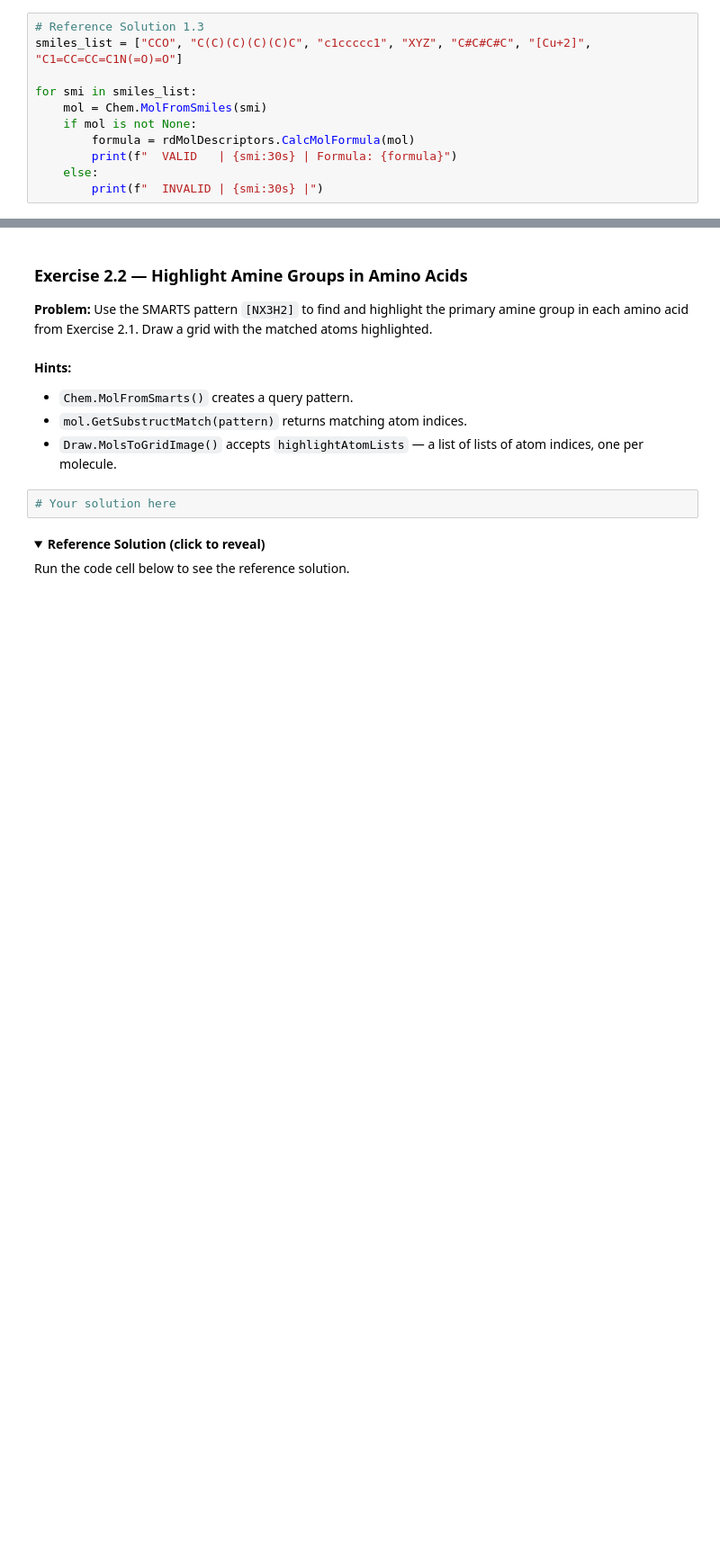
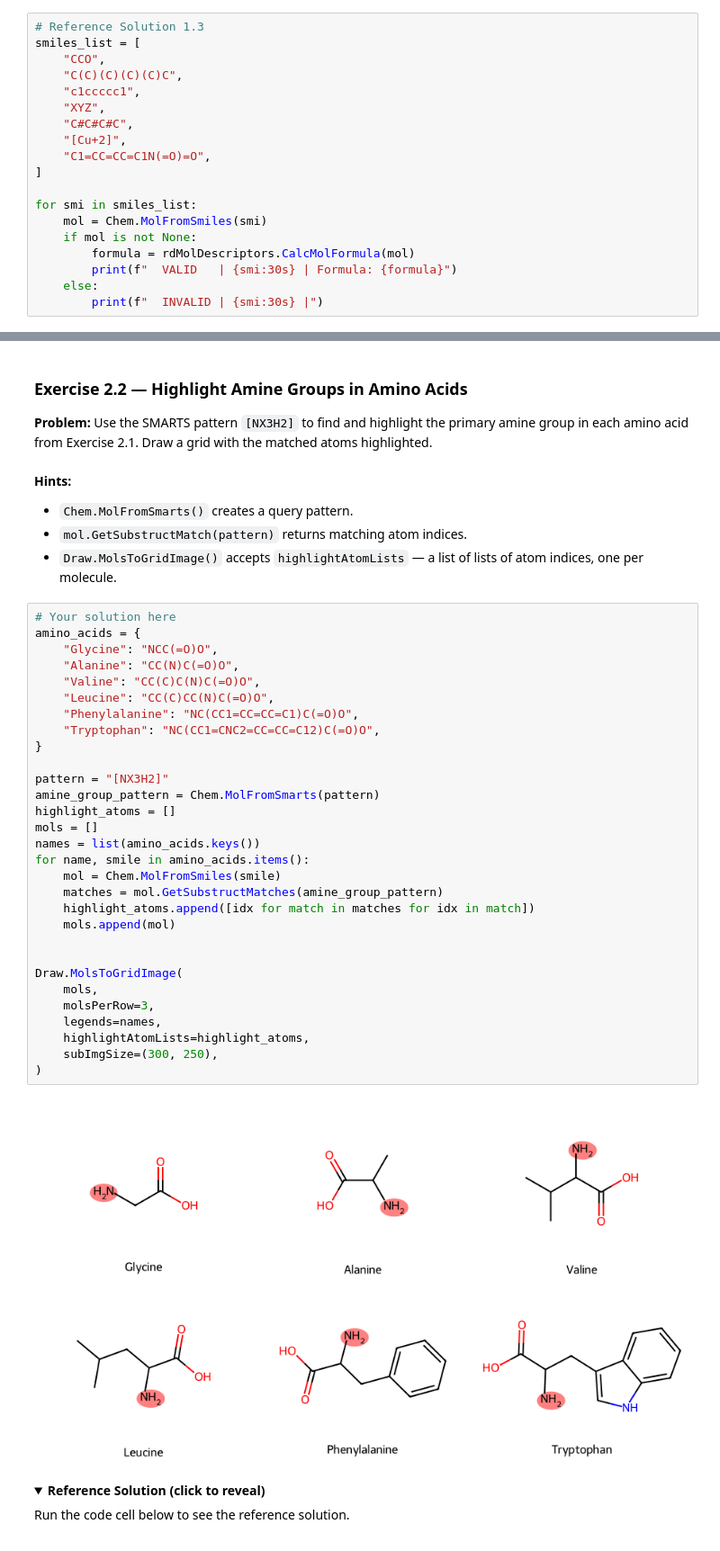
Before and after one commit to OmTarawneh/chem-rdkit-tutorial, a Jupyter notebook: notebooks/11-exercises.ipynb, the cells around one changed output, grey strips where cells are left out. Shown at 90% size. Saved outputs shown, nothing was run; the diff lists cells and outputs as text; folded sections open; blank space fills up the shorter version.

```diff
--- a/notebooks/11-exercises.ipynb
+++ b/notebooks/11-exercises.ipynb
@@ -141,7 +257,15 @@ Run the code cell below to see the reference solution.
 </details>
 # %%
 # Reference Solution 1.3
-smiles_list = ["CCO", "C(C)(C)(C)(C)C", "c1ccccc1", "XYZ", "C#C#C#C", "[Cu+2]", "C1=CC=CC=C1N(=O)=O"]
+smiles_list = [
+    "CCO",
+    "C(C)(C)(C)(C)C",
+    "c1ccccc1",
+    "XYZ",
+    "C#C#C#C",
+    "[Cu+2]",
+    "C1=CC=CC=C1N(=O)=O",
+]
 
 for smi in smiles_list:
     mol = Chem.MolFromSmiles(smi)
@@ -207,6 +364,36 @@ Draw.MolsToGridImage(mols, molsPerRow=3, legends=names, subImgSize=(300, 250))
 - `Draw.MolsToGridImage()` accepts `highlightAtomLists` — a list of lists of atom indices, one per molecule.
 # %%
 # Your solution here
+amino_acids = {
+    "Glycine": "NCC(=O)O",
+    "Alanine": "CC(N)C(=O)O",
+    "Valine": "CC(C)C(N)C(=O)O",
+    "Leucine": "CC(C)CC(N)C(=O)O",
+    "Phenylalanine": "NC(CC1=CC=CC=C1)C(=O)O",
+    "Tryptophan": "NC(CC1=CNC2=CC=CC=C12)C(=O)O",
+}
+
+pattern = "[NX3H2]"
+amine_group_pattern = Chem.MolFromSmarts(pattern)
+highlight_atoms = []
+mols = []
+names = list(amino_acids.keys())
+for name, smile in amino_acids.items():
+    mol = Chem.MolFromSmiles(smile)
+    matches = mol.GetSubstructMatches(amine_group_pattern)
+    highlight_atoms.append([idx for match in matches for idx in match])
+    mols.append(mol)
+
+
+Draw.MolsToGridImage(
+    mols,
+    molsPerRow=3,
+    legends=names,
+    highlightAtomLists=highlight_atoms,
+    subImgSize=(300, 250),
+)
+# %% [output]
+[figure, added]
 # %% [markdown]
 <details>
 <summary><b>Reference Solution (click to reveal)</b></summary>
```
Also changed, not shown: parts of 37 cells of this notebook.
